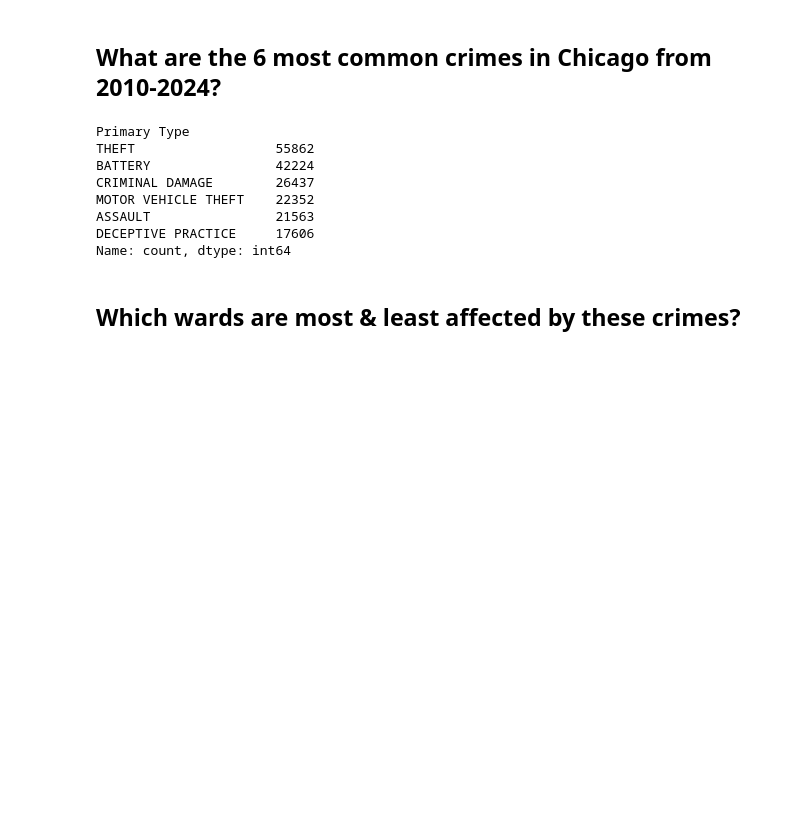
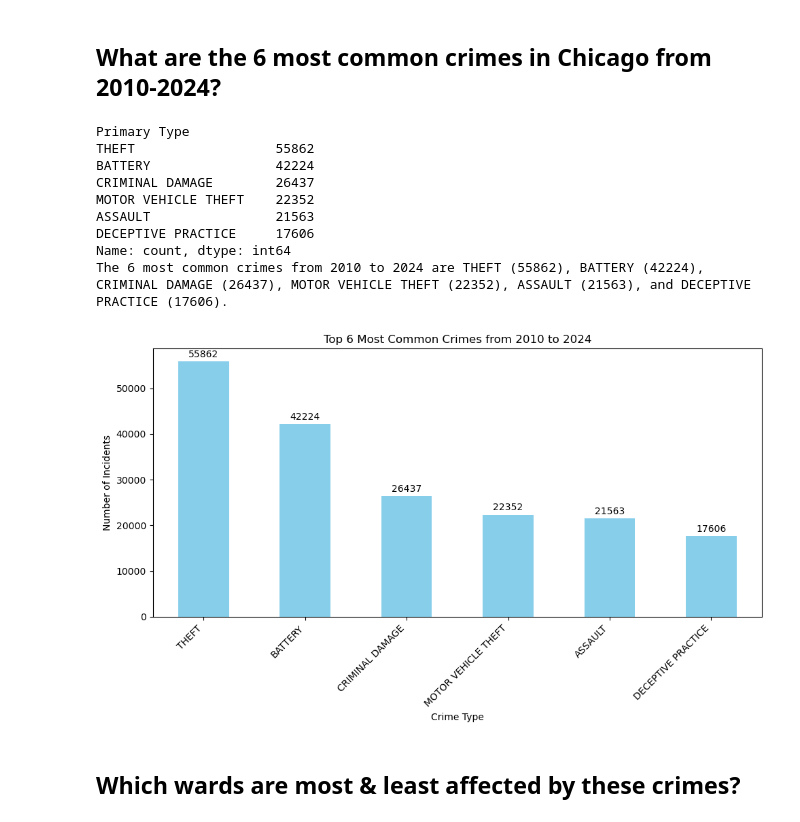
Before and after one commit to ktg8080/Project_1, a Jupyter notebook: crime_analysis.ipynb, the cells around one changed output. Drawn from its saved outputs; the diff is of its cells as text; code cells hidden in the pictures; blank space fills up the shorter version.

```diff
--- a/crime_analysis.ipynb
+++ b/crime_analysis.ipynb
@@ -66,21 +66,52 @@ reduced_columns_crime_df.head()
 # Data Analysis
 # %% [markdown]
 ## What are the 6 most common crimes in Chicago from 2010-2024?
-# %%
-# Retrieve the 6 most frequent values in the "Primary Type" column
-
-top_crime_list_df=reduced_columns_crime_df['Primary Type'].value_counts().head(6)
-
-print(top_crime_list_df)
-# %% [output]
-Primary Type
-THEFT                  55862
-BATTERY                42224
-CRIMINAL DAMAGE        26437
-MOTOR VEHICLE THEFT    22352
-ASSAULT                21563
-DECEPTIVE PRACTICE     17606
-Name: count, dtype: int64
+# %%
+# Retrieve the 6 most frequent values in the "Primary Type" column
+
+top_crime_list_df=reduced_columns_crime_df['Primary Type'].value_counts().head(6)
+
+print(top_crime_list_df)
+print(
+    f"The 6 most common crimes from 2010 to 2024 are "
+    f"{top_crime_list_df.index[0]} ({top_crime_list_df.values[0]}), "
+    f"{top_crime_list_df.index[1]} ({top_crime_list_df.values[1]}), "
+    f"{top_crime_list_df.index[2]} ({top_crime_list_df.values[2]}), "
+    f"{top_crime_list_df.index[3]} ({top_crime_list_df.values[3]}), "
+    f"{top_crime_list_df.index[4]} ({top_crime_list_df.values[4]}), "
+    f"and {top_crime_list_df.index[5]} ({top_crime_list_df.values[5]})."
+)
+
+# Create a bar graph for the top 6 crimes
+plt.figure(figsize=(10, 6))
+
+# Plotting the bar graph
+ax = top_crime_list_df.plot(kind='bar', color='skyblue')
+
+# Add title and labels
+ax.set_title('Top 6 Most Common Crimes from 2010 to 2024')
+ax.set_xlabel('Crime Type')
+ax.set_ylabel('Number of Incidents')
+
+# Adding value labels on each bar
+for i, count in enumerate(top_crime_list_df):
+    ax.text(i, count + 500, str(count), ha='center', va='bottom')
+
+# Show the plot
+plt.xticks(rotation=45, ha='right')
+plt.tight_layout()
+plt.show()
+# %% [output]
+Primary Type
+THEFT                  55862
+BATTERY                42224
+CRIMINAL DAMAGE        26437
+MOTOR VEHICLE THEFT    22352
+ASSAULT                21563
+DECEPTIVE PRACTICE     17606
+Name: count, dtype: int64
+The 6 most common crimes from 2010 to 2024 are THEFT (55862), BATTERY (42224), CRIMINAL DAMAGE (26437), MOTOR VEHICLE THEFT (22352), ASSAULT (21563), and DECEPTIVE PRACTICE (17606).
+[figure, added]
 # %% [markdown]
 ## Which wards are most & least affected by these crimes?
 # %%
```
Also changed, not shown: parts of 3 cells of this notebook.
